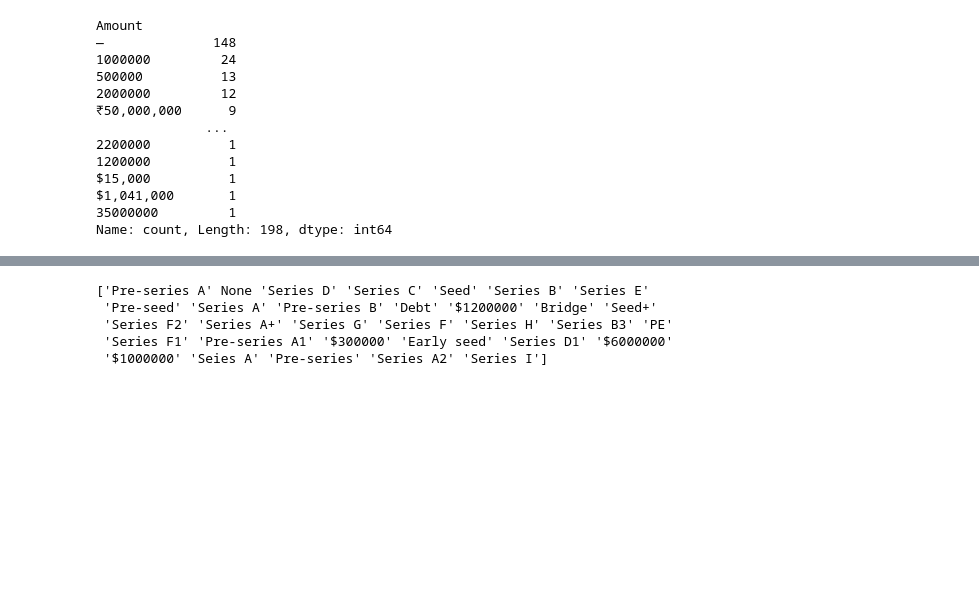
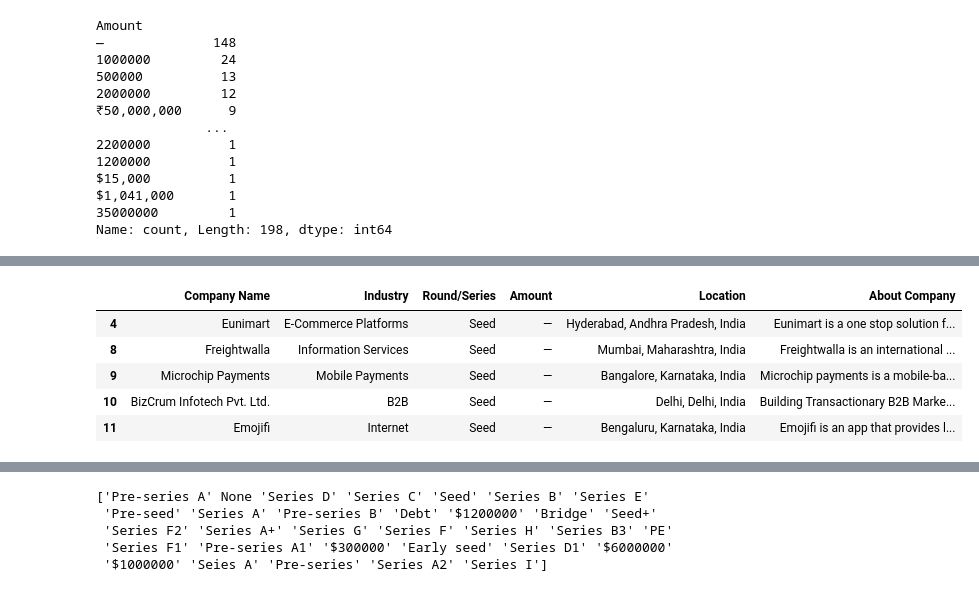
Before and after one commit to BamBamOguns/CA_First_Project_LP1, a Jupyter notebook: Notebooks/main.ipynb, the cells around one changed output, grey strips where cells are left out. Drawn from its saved outputs; the diff is of its cells as text; code cells hidden in the pictures; blank space fills up the shorter version.

```diff
--- a/Notebooks/main.ipynb
+++ b/Notebooks/main.ipynb
@@ -488,0 +508,10 @@ Name: count, Length: 198, dtype: int64
+# %%
+# Checking for missing values in the 'Amount' column
+data_2018[data_2018['Amount'] == '—'].head()
+# %% [output]
+|  | Company Name | Industry | Round/Series | Amount | Location | About Company |
+| 4 | Eunimart | E-Commerce Platforms | Seed | — | Hyderabad, Andhra Pradesh, India | Eunimart is a one stop solution f... |
+| 8 | Freightwalla | Information Services | Seed | — | Mumbai, Maharashtra, India | Freightwalla is an international ... |
+| 9 | Microchip Payments | Mobile Payments | Seed | — | Bangalore, Karnataka, India | Microchip payments is a mobile-ba... |
+| 10 | BizCrum Infotech Pvt. Ltd. | B2B | Seed | — | Delhi, Delhi, India | Building Transactionary B2B Marke... |
+| 11 | Emojifi | Internet | Seed | — | Bengaluru, Karnataka, India | Emojifi is an app that provides l... |
```
Also changed, not shown: parts of 9 cells of this notebook.
